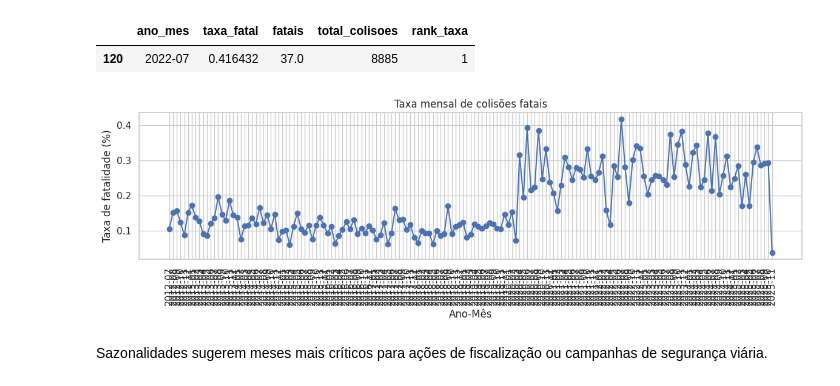
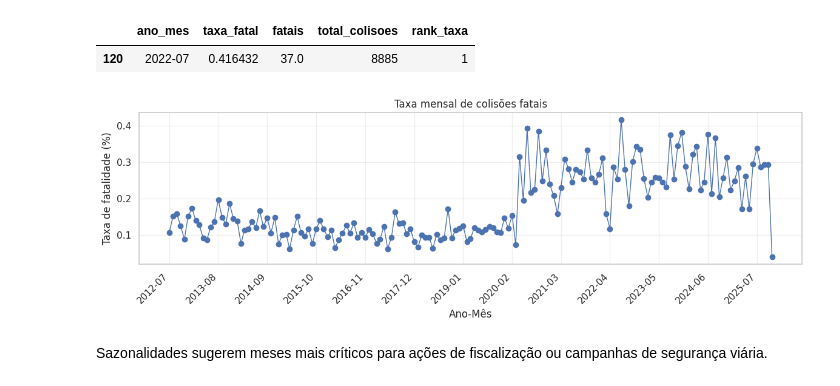
Before and after one commit to EduTiyo/data_science, a Jupyter notebook: exploratory_analysis.ipynb, the cells around one changed output. Cells and saved outputs as stored; diff of their text form; code cells hidden in the pictures.

Commit message:
melhorando visualização taxa mensao de colisoes fatais e contagens de pedestres e ciclistas

```diff
--- a/exploratory_analysis.ipynb
+++ b/exploratory_analysis.ipynb
@@ -394,17 +394,33 @@ display(mostFatal_month)
 Mês com maior taxa de fatalidade:
 |  | ano_mes | taxa_fatal | fatais | total_colisoes | rank_taxa |
 | 120 | 2022-07 | 0.416432 | 37.0 | 8885 | 1 |
-# %%
-plt.figure(figsize=(12, 4))
-plt.plot(monthly_fatal["ano_mes"], monthly_fatal["taxa_fatal"], marker="o")
-plt.xticks(rotation=90)
-plt.title("Taxa mensal de colisões fatais")
-plt.xlabel("Ano-Mês")
-plt.ylabel("Taxa de fatalidade (%)")
-plt.tight_layout()
-plt.show()
-# %% [output]
-[figure, removed]
+# %%
+monthly_fatal = monthly_fatal.copy()
+monthly_fatal['ano_mes_dt'] = pd.to_datetime(monthly_fatal['ano_mes'], format='%Y-%m', errors='coerce')
+
+
+fig, ax = plt.subplots(figsize=(12, 4))
+ax.plot(monthly_fatal['ano_mes_dt'], monthly_fatal['taxa_fatal'], marker='o', linewidth=1)
+ax.set_title("Taxa mensal de colisões fatais")
+ax.set_xlabel("Ano-Mês")
+ax.set_ylabel("Taxa de fatalidade (%)")
+ax.grid(alpha=0.3)
+
+n = len(monthly_fatal)
+step = max(1, int(n / 12))
+xticks_pos = monthly_fatal['ano_mes_dt'].iloc[::step]
+xticks_labels = monthly_fatal['ano_mes'].iloc[::step]
+
+if xticks_pos.isnull().all():
+    xticks_pos = np.arange(0, n, step)
+    xticks_labels = monthly_fatal['ano_mes'].iloc[::step]
+
+ax.set_xticks(xticks_pos)
+ax.set_xticklabels(xticks_labels, rotation=45, ha='right')
+plt.tight_layout()
+plt.show()
+# %% [output]
+[figure, added]
 # %% [markdown]
 Sazonalidades sugerem meses mais críticos para ações de fiscalização ou campanhas de segurança viária.
 # %% [markdown]
```
Also changed, not shown: parts of 2 cells of this notebook.
